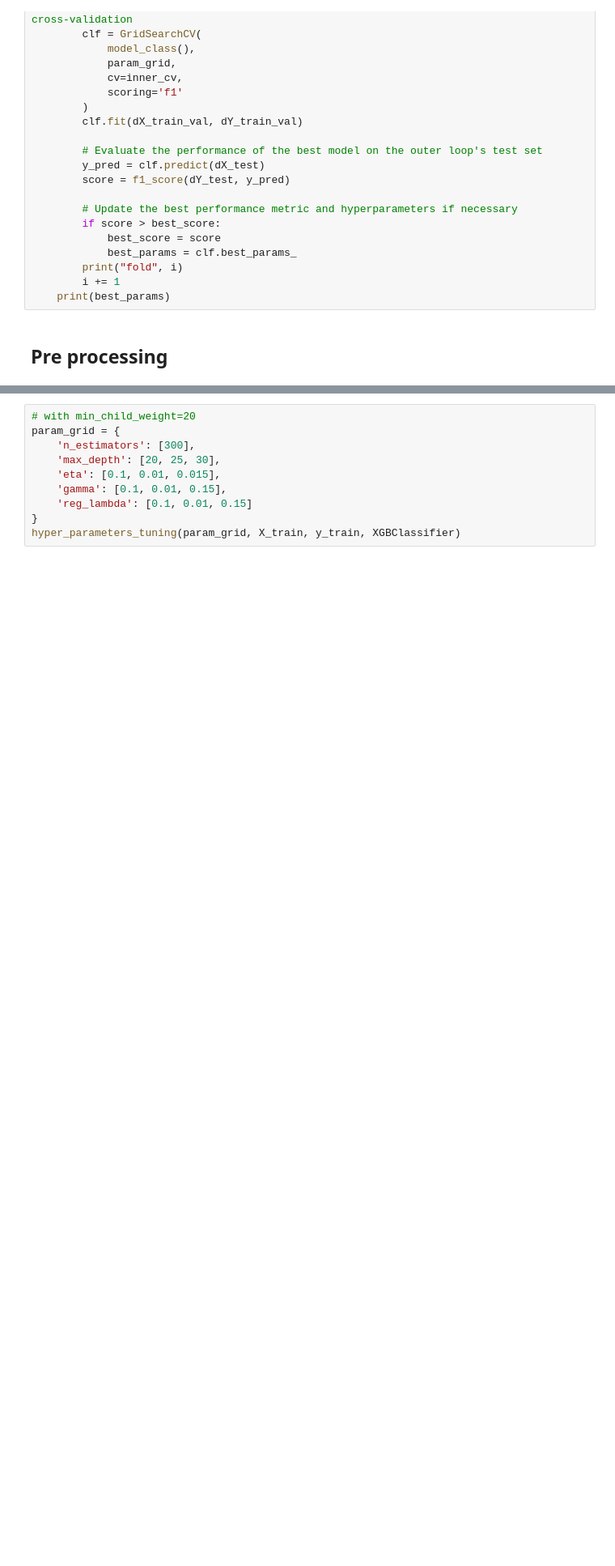
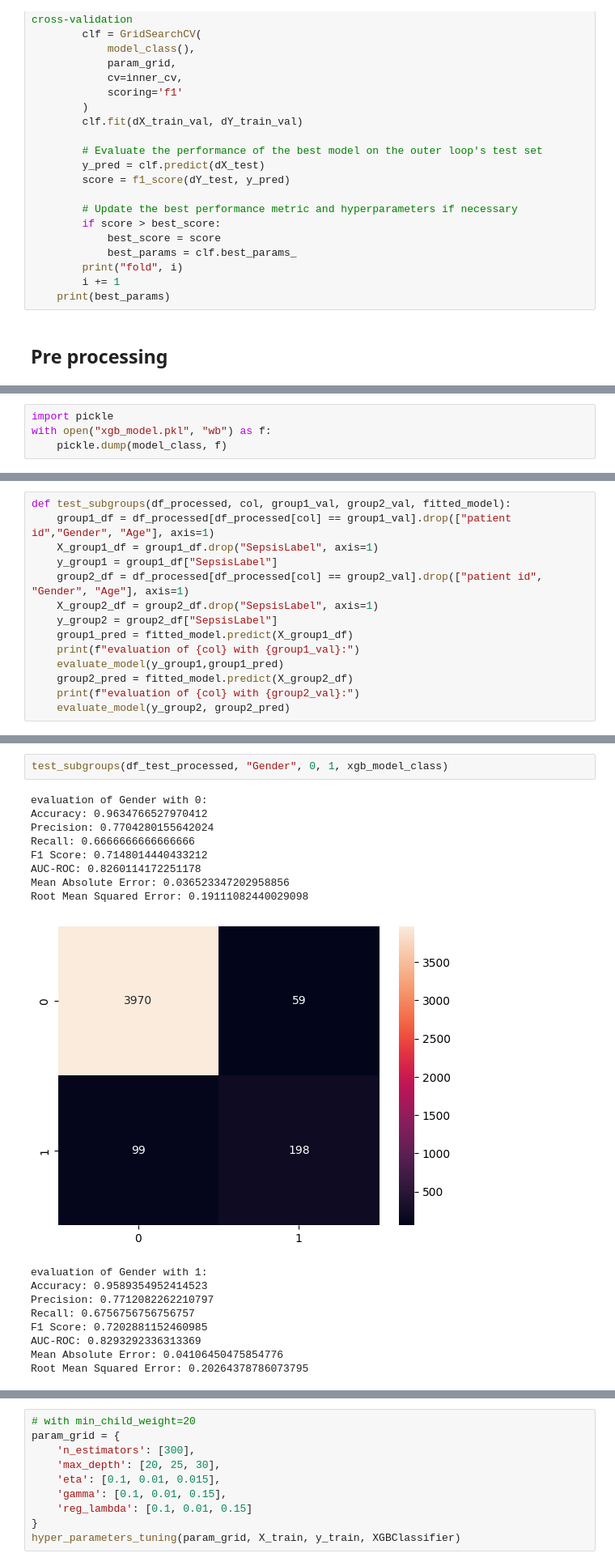
Before and after one commit to maayan-aytek/DS_LAB, a Jupyter notebook: train_and_pred.ipynb, the cells around one changed output, grey strips where cells are left out. Shown at 81% size. Saved outputs shown, nothing was run; the diff lists cells and outputs as text; blank space fills up the shorter version.

```diff
--- a/train_and_pred.ipynb
+++ b/train_and_pred.ipynb
@@ -230,0 +250,4 @@ X_test, y_test,_ = pre_process(test_df_original, type_df = "test")
+# %%
+import pickle
+with open("xgb_model.pkl", "wb") as f:
+    pickle.dump(model_class, f)
@@ -230,0 +256,14 @@ X_test, y_test,_ = pre_process(test_df_original, type_df = "test")
+# %%
+def test_subgroups(df_processed, col, group1_val, group2_val, fitted_model):
+    group1_df = df_processed[df_processed[col] == group1_val].drop(["patient id","Gender", "Age"], axis=1)
+    X_group1_df = group1_df.drop("SepsisLabel", axis=1)
+    y_group1 = group1_df["SepsisLabel"]
+    group2_df = df_processed[df_processed[col] == group2_val].drop(["patient id", "Gender", "Age"], axis=1)
+    X_group2_df = group2_df.drop("SepsisLabel", axis=1)
+    y_group2 = group2_df["SepsisLabel"]
+    group1_pred = fitted_model.predict(X_group1_df)
+    print(f"evaluation of {col} with {group1_val}:")
+    evaluate_model(y_group1,group1_pred)
+    group2_pred = fitted_model.predict(X_group2_df)
+    print(f"evaluation of {col} with {group2_val}:")
+    evaluate_model(y_group2, group2_pred)
@@ -230,0 +284,20 @@ X_test, y_test,_ = pre_process(test_df_original, type_df = "test")
+# %%
+test_subgroups(df_test_processed, "Gender", 0, 1, xgb_model_class)
+# %% [output]
+evaluation of Gender with 0:
+Accuracy: 0.9634766527970412
+Precision: 0.7704280155642024
+Recall: 0.6666666666666666
+F1 Score: 0.7148014440433212
+AUC-ROC: 0.8260114172251178
+Mean Absolute Error: 0.036523347202958856
+Root Mean Squared Error: 0.19111082440029098
+[figure, added]
+evaluation of Gender with 1:
+Accuracy: 0.9589354952414523
+Precision: 0.7712082262210797
+Recall: 0.6756756756756757
+F1 Score: 0.7202881152460985
+AUC-ROC: 0.8293292336313369
+Mean Absolute Error: 0.04106450475854776
+Root Mean Squared Error: 0.20264378786073795
```
Also changed, not shown: parts of 27 cells of this notebook, 1 other file.
